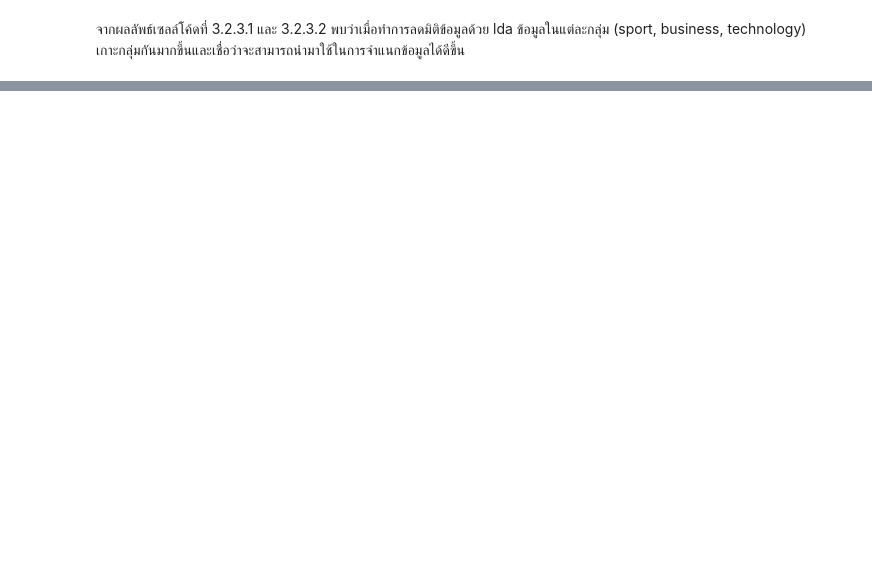
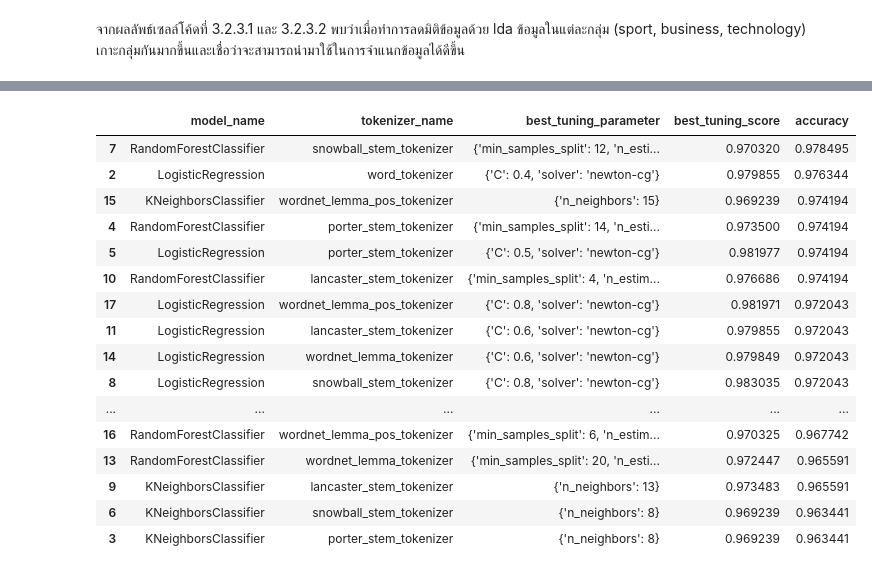
Before and after one commit to tjthanapat/ds4biz-assignment-2, a Jupyter notebook: Task 1 - News Classification/task1.ipynb, the cells around one changed output, grey strips where cells are left out. Saved outputs shown, nothing was run; the diff lists cells and outputs as text; code cells hidden in the pictures; blank space fills up the shorter version.

Commit message:
update parameter tuning and test result

```diff
--- a/Task 1 - News Classification/task1.ipynb
+++ b/Task 1 - News Classification/task1.ipynb
@@ -998,0 +1031,26 @@ for tokenizer_name, tfidf in contents_with_title_X.items():
+# %%
+results = {
+    "model_name": [],
+    "tokenizer_name": [],
+    "best_tuning_parameter": [],
+    "best_tuning_score": [],
+    "accuracy": []
+}
+
+y = targets
+
+for tokenizer_name, X  in contents_X.items():
+    X_train, X_test, y_train, y_test = train_test_split(X, y, random_state=50, test_size=.33, stratify=y)
+    for model in models:
+        clf = GridSearchCV(model['model'], model['params'], cv=5, n_jobs=-1, verbose=1)
+        result = clf.fit(X_train, y_train)
+        results['model_name'].append(type(model['model']).__name__)
+        results['tokenizer_name'].append(tokenizer_name)
+        results['best_tuning_score'].append(result.best_score_)
+        results['best_tuning_parameter'].append(result.best_params_)
+
+        model = model['model']
+        model.set_params(**result.best_params_)
+        model.fit(X_train, y_train)
+        y_pred = model.predict(X_test)
+        results['accuracy'].append(accuracy_score(y_test, y_pred))
@@ -998,0 +1076,21 @@ for tokenizer_name, tfidf in contents_with_title_X.items():
+# %%
+result_df = pd.DataFrame(results).sort_values(by=['accuracy'], ascending=False)
+result_df
+# %% [output]
+|  | model_name | tokenizer_name | best_tuning_parameter | best_tuning_score | accuracy |
+| 7 | RandomForestClassifier | snowball_stem_tokenizer | {'min_samples_split': 12, 'n_esti... | 0.970320 | 0.978495 |
+| 2 | LogisticRegression | word_tokenizer | {'C': 0.4, 'solver': 'newton-cg'} | 0.979855 | 0.976344 |
+| 15 | KNeighborsClassifier | wordnet_lemma_pos_tokenizer | {'n_neighbors': 15} | 0.969239 | 0.974194 |
+| 4 | RandomForestClassifier | porter_stem_tokenizer | {'min_samples_split': 14, 'n_esti... | 0.973500 | 0.974194 |
+| 5 | LogisticRegression | porter_stem_tokenizer | {'C': 0.5, 'solver': 'newton-cg'} | 0.981977 | 0.974194 |
+| 10 | RandomForestClassifier | lancaster_stem_tokenizer | {'min_samples_split': 4, 'n_estim... | 0.976686 | 0.974194 |
+| 17 | LogisticRegression | wordnet_lemma_pos_tokenizer | {'C': 0.8, 'solver': 'newton-cg'} | 0.981971 | 0.972043 |
+| 11 | LogisticRegression | lancaster_stem_tokenizer | {'C': 0.6, 'solver': 'newton-cg'} | 0.979855 | 0.972043 |
+| 14 | LogisticRegression | wordnet_lemma_tokenizer | {'C': 0.6, 'solver': 'newton-cg'} | 0.979849 | 0.972043 |
+| 8 | LogisticRegression | snowball_stem_tokenizer | {'C': 0.8, 'solver': 'newton-cg'} | 0.983035 | 0.972043 |
+| ... | ... | ... | ... | ... | ... |
+| 16 | RandomForestClassifier | wordnet_lemma_pos_tokenizer | {'min_samples_split': 6, 'n_estim... | 0.970325 | 0.967742 |
+| 13 | RandomForestClassifier | wordnet_lemma_tokenizer | {'min_samples_split': 20, 'n_esti... | 0.972447 | 0.965591 |
+| 9 | KNeighborsClassifier | lancaster_stem_tokenizer | {'n_neighbors': 13} | 0.973483 | 0.965591 |
+| 6 | KNeighborsClassifier | snowball_stem_tokenizer | {'n_neighbors': 8} | 0.969239 | 0.963441 |
+| 3 | KNeighborsClassifier | porter_stem_tokenizer | {'n_neighbors': 8} | 0.969239 | 0.963441 |
```
Also changed, not shown: parts of 32 cells of this notebook, 1 other file.
